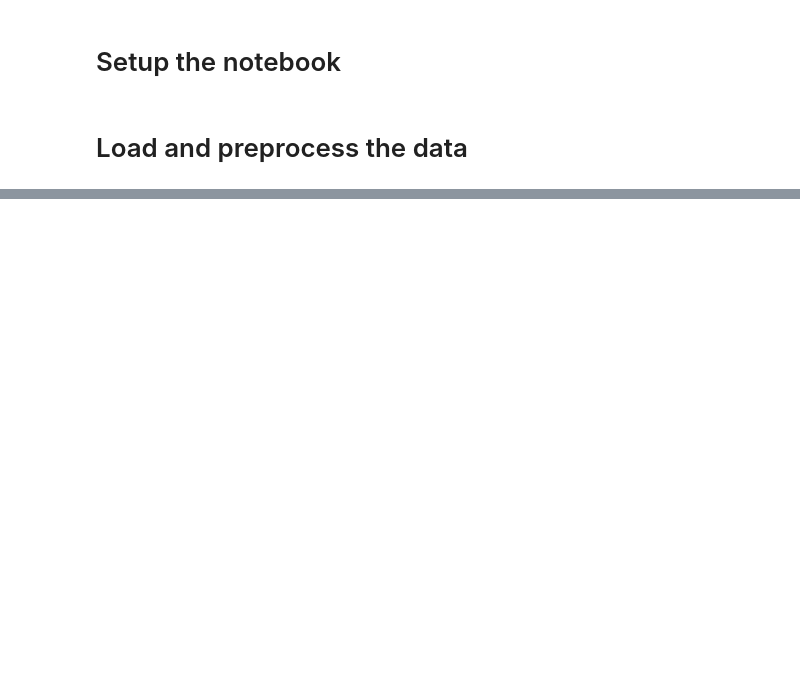
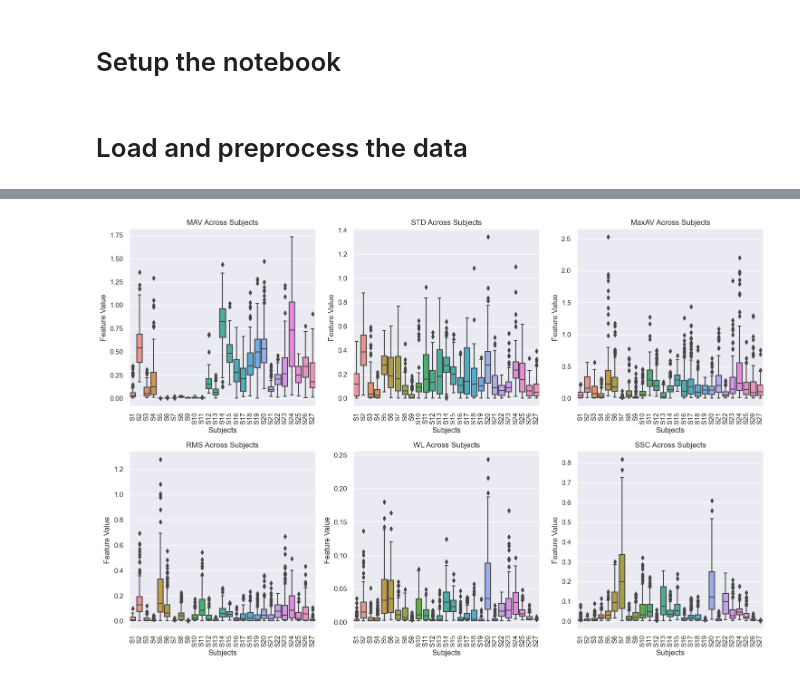
Before and after one commit to ThibthibML/NSSP, a Jupyter notebook: Project 2/part2_thib.ipynb, the cells around one changed output, grey strips where cells are left out. Cells and saved outputs as stored; diff of their text form; code cells hidden in the pictures; blank space fills up the shorter version.

```diff
--- a/Project 2/part2_thib.ipynb
+++ b/Project 2/part2_thib.ipynb
@@ -31,7 +31,7 @@ RERUN = False
 # Load and preprocess the data
 # %%
 # Root directory containing the s1, s2, ..., s27 folders
-root_dir = "./data"
+root_dir = "./data/"
 
 # Dictionary to store all loaded .mat files
 all_data = {}
@@ -39,11 +39,11 @@ all_data = {}
 # Loop through directories s1 to s27
 for i in range(1, 28):
     subdir = os.path.join(root_dir, f"s{i}")  # Construct subdirectory path
-
     if os.path.exists(subdir):  # Ensure the subdirectory exists
         # Load all .mat files in the subdirectory
         for file in os.listdir(subdir):
-            if file.endswith(".mat"):  # Only process .mat files
+            if file.endswith("_A1_E1.mat"):  # Only process .mat files
+                print(file)
                 file_path = os.path.join(subdir, file)
                 all_data[file] = loadmat(file_path)  # Use the filename as the key
 
@@ -103,0 +296,34 @@ NameError: name 'np' is not defined
+# %%
+# # List of feature names
+# feature_names = ['MAV', 'STD', 'MaxAV', 'RMS', 'WL', 'SSC']  # Update with your feature names
+# n_features = len(feature_names)
+
+# # Create a list to store all features across subjects
+# all_feature_values = {feature: [] for feature in feature_names}
+
+# # Collect feature values for each subject
+# for subject, data in subject_features.items():
+#     subject_data = data["dataset"]
+
+#     # Append each feature's values for this subject
+#     for feature_idx in range(n_features):
+#         all_feature_values[feature_names[feature_idx]].append(subject_data[:, feature_idx])
+
+# Now, let's plot these features using box plots to compare across subjects
+plt.figure(figsize=(15, 10))
+
+# Loop through all features and create box plots
+for idx, feature in enumerate(feature_names):
+    plt.subplot(2, 3, idx + 1)
+
+    # Box plot for the current feature across subjects
+    sns.boxplot(data=all_feature_values[feature])
+    plt.title(f"{feature} Across Subjects")
+    plt.xlabel('Subjects')
+    plt.ylabel('Feature Value')
+    plt.xticks(ticks=np.arange(27), labels=[f"S{i+1}" for i in range(27)], rotation=90)
+
+plt.tight_layout()
+plt.show()
+# %% [output]
+[figure, added]
```
Also changed, not shown: parts of 7 cells of this notebook.
